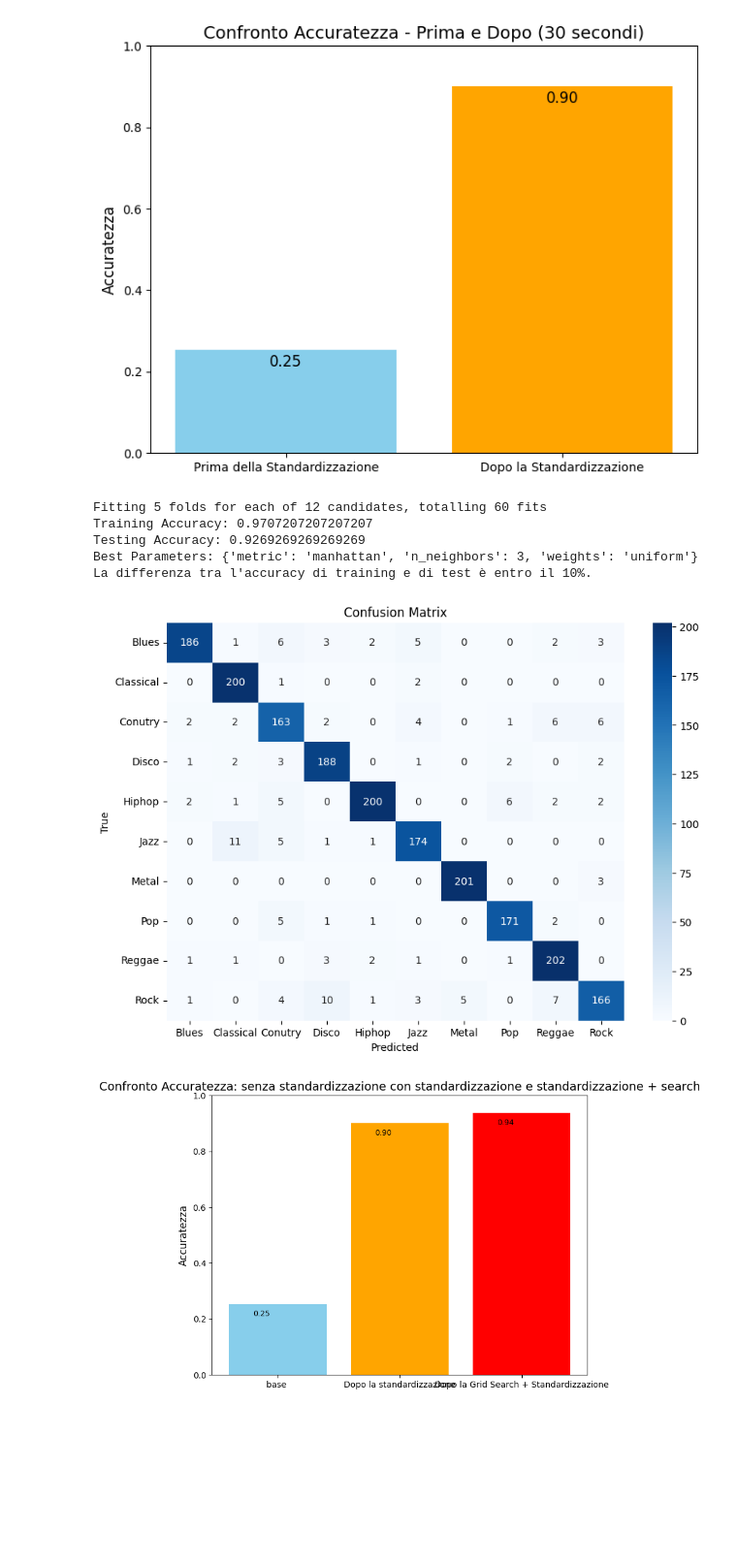
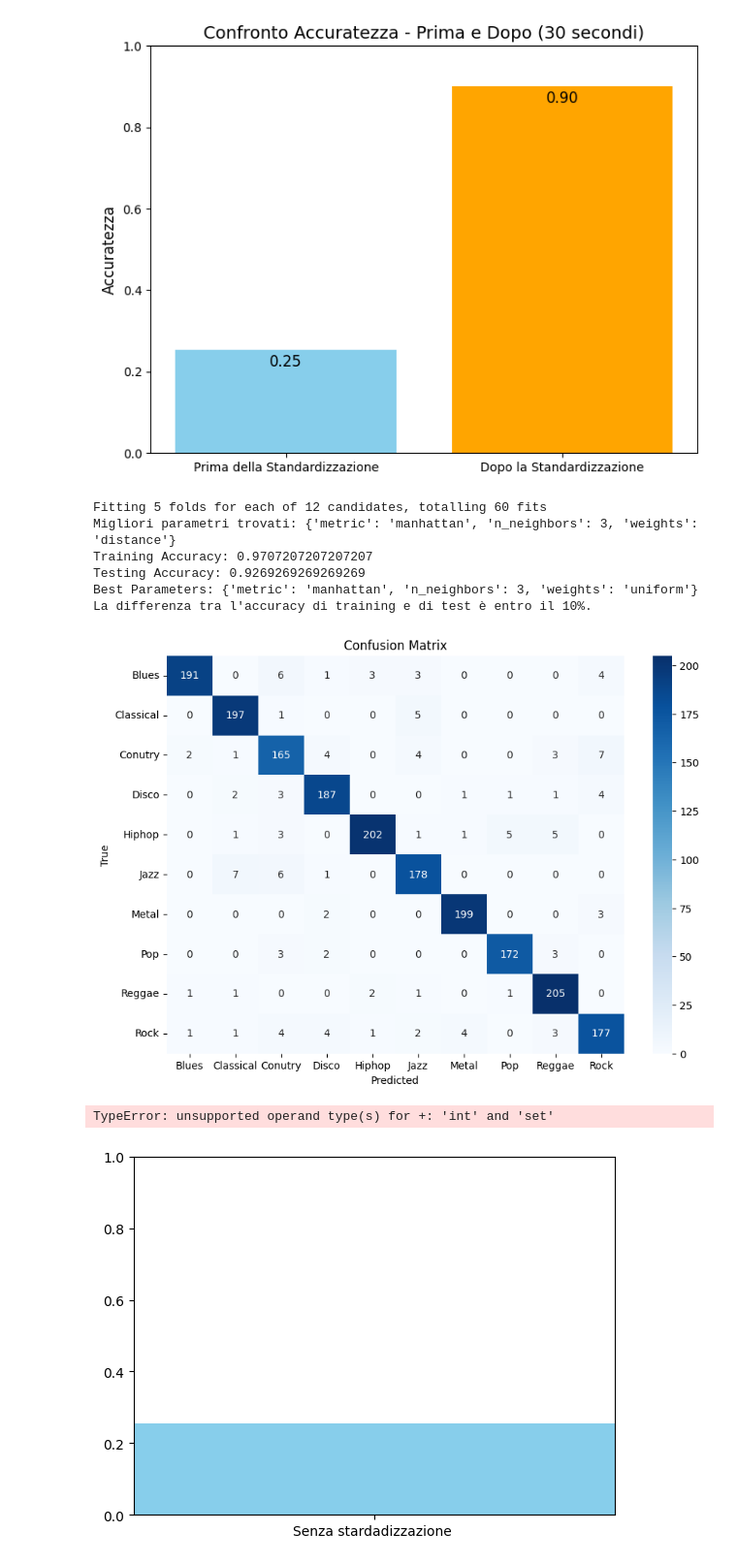
Before and after one commit to DavideOrienti/Progetto-MachineLearning, a Jupyter notebook: Knn.ipynb, the cells around one changed output. Shown: that part at 97% size. Saved outputs shown, nothing was run; the diff lists cells and outputs as text; code cells hidden in the pictures; blank space fills up the shorter version.

```diff
--- a/Knn.ipynb
+++ b/Knn.ipynb
@@ -110,6 +99,13 @@ param_grid = {
 # Esegui GridSearchCV
 grid_search = GridSearchCV(model, param_grid, cv=5, n_jobs=-1, verbose=2)
 grid_search.fit(X_train, y_train)
+
+# Stampare i migliori parametri
+print("Migliori parametri trovati:", grid_search.best_params_)
+
+# Valutare il miglior modello
+best_model = grid_search.best_estimator_
+y_pred = best_model.predict(X_test)
 
 # Filtra i modelli con differenza di accuracy entro il 10%
 valid_models = []
@@ -134,16 +130,18 @@ else:
     print("Nessun modello ha una differenza di accuracy entro il 10%.")
 # %% [output]
 Fitting 5 folds for each of 12 candidates, totalling 60 fits
+Migliori parametri trovati: {'metric': 'manhattan', 'n_neighbors': 3, 'weights': 'distance'}
 Training Accuracy: 0.9707207207207207
 Testing Accuracy: 0.9269269269269269
 Best Parameters: {'metric': 'manhattan', 'n_neighbors': 3, 'weights': 'uniform'}
 La differenza tra l'accuracy di training e di test è entro il 10%.
 # %%
-y_pred = best_model.predict(X_test)
+#y_pred = best_model.predict(X_test)
 ConfusionMatrix(y_test, y_pred)
 # %% [output]
-[figure, old version]
+[figure, new version]
 # %%
-Grafico_Tre_Valori(before_standardization, after_standardization, after_grid)
+Grafico_Tre_Valori(before_standardization, after_standardization, knn)
 # %% [output]
+TypeError: unsupported operand type(s) for +: 'int' and 'set'
-[figure, old version]
+[figure, new version]
```
Also changed, not shown: parts of 6 cells of this notebook, 5 other files.
